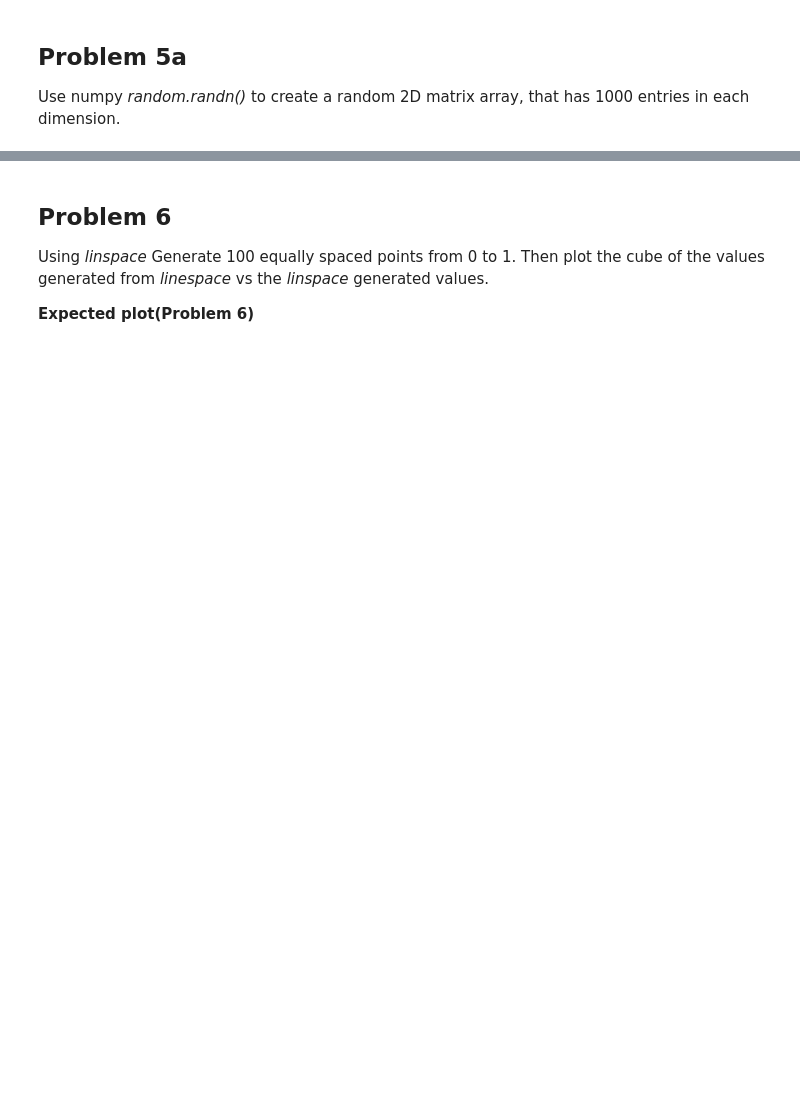
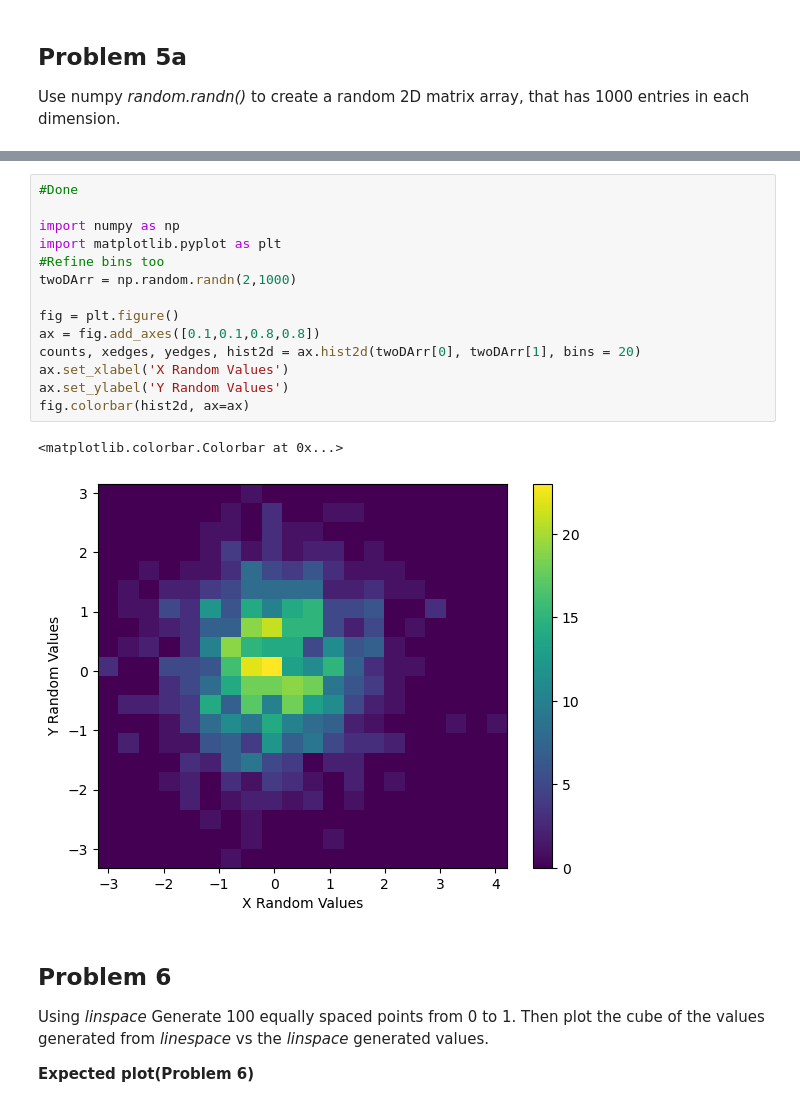
Before and after one commit to BrianEBranch/Phys-3511-Fall2023, a Jupyter notebook: Module01/Assignment/Assignment_01.ipynb, the cells around one changed output, grey strips where cells are left out. Cells and saved outputs as stored; diff of their text form; blank space fills up the shorter version.

```diff
--- a/Module01/Assignment/Assignment_01.ipynb
+++ b/Module01/Assignment/Assignment_01.ipynb
@@ -116,6 +203,23 @@ Make a 2D histogram of your 2D matrix from part a.
 
 **Expected plot(Problem 5d)**
 ![P5d.png](attachment:P5d.png)
+# %%
+#Done
+
+import numpy as np
+import matplotlib.pyplot as plt
+#Refine bins too
+twoDArr = np.random.randn(2,1000)
+
+fig = plt.figure()
+ax = fig.add_axes([0.1,0.1,0.8,0.8])
+counts, xedges, yedges, hist2d = ax.hist2d(twoDArr[0], twoDArr[1], bins = 20)
+ax.set_xlabel('X Random Values')
+ax.set_ylabel('Y Random Values')
+fig.colorbar(hist2d, ax=ax)
+# %% [output]
+<matplotlib.colorbar.Colorbar at 0x...>
+[figure, added]
 # %% [markdown]
 ## Problem 6
 
```
Also changed, not shown: parts of 11 cells of this notebook.
